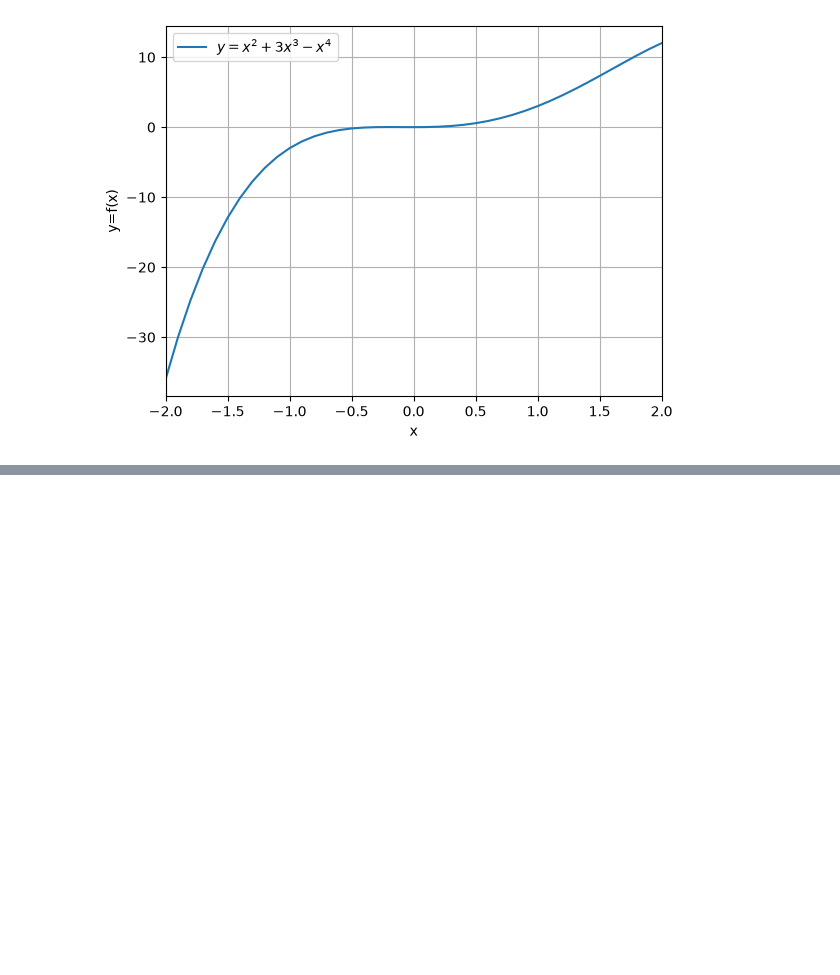
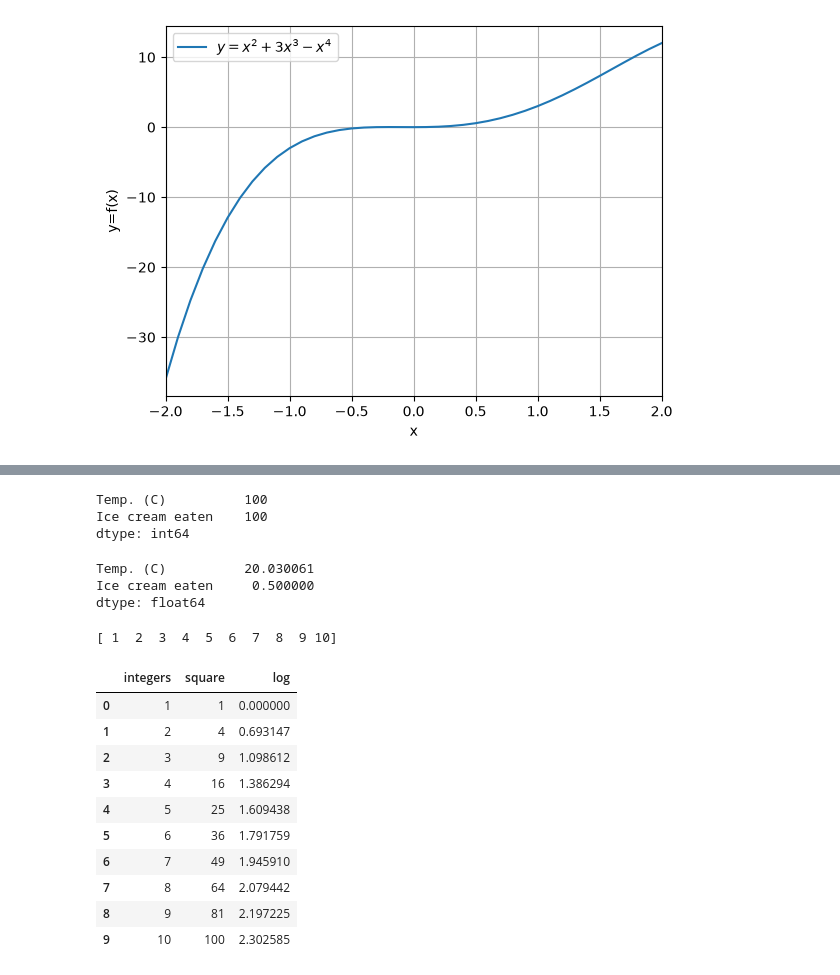
Before and after one commit to imageofyeshua/jupyter_projects, a Jupyter notebook: 33_numpy_function.ipynb, the cells around one changed output, grey strips where cells are left out. Drawn from its saved outputs; the diff is of its cells as text; code cells hidden in the pictures; blank space fills up the shorter version.

```diff
--- a/33_numpy_function.ipynb
+++ b/33_numpy_function.ipynb
@@ -26,0 +118,32 @@ plt.show()
+# %%
+df.count()
+# %% [output]
+Temp. (C)          100
+Ice cream eaten    100
+dtype: int64
+# %%
+df.mean()
+# %% [output]
+Temp. (C)          20.030061
+Ice cream eaten     0.500000
+dtype: float64
+# %%
+nums = np.array(range(1,11))
+print(nums)
+D = {'integers':nums, 'square':nums**2, 'log':np.log(nums)}
+
+df = pd.DataFrame(D)
+df
+# %% [output]
+[ 1  2  3  4  5  6  7  8  9 10]
+|  | integers | square | log |
+| 0 | 1 | 1 | 0.000000 |
+| 1 | 2 | 4 | 0.693147 |
+| 2 | 3 | 9 | 1.098612 |
+| 3 | 4 | 16 | 1.386294 |
+| 4 | 5 | 25 | 1.609438 |
+| 5 | 6 | 36 | 1.791759 |
+| 6 | 7 | 49 | 1.945910 |
+| 7 | 8 | 64 | 2.079442 |
+| 8 | 9 | 81 | 2.197225 |
+| 9 | 10 | 100 | 2.302585 |
```
Also changed, not shown: parts of 8 cells of this notebook.
